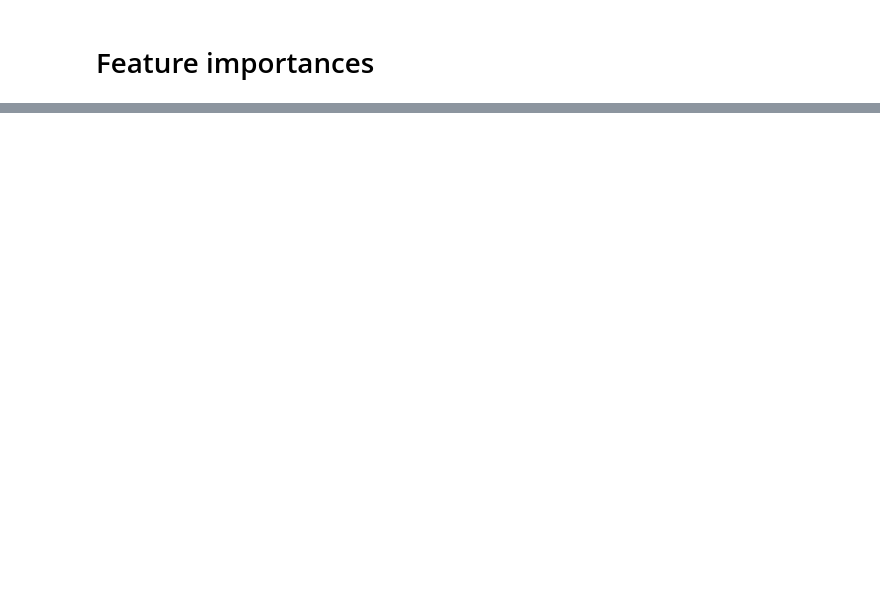
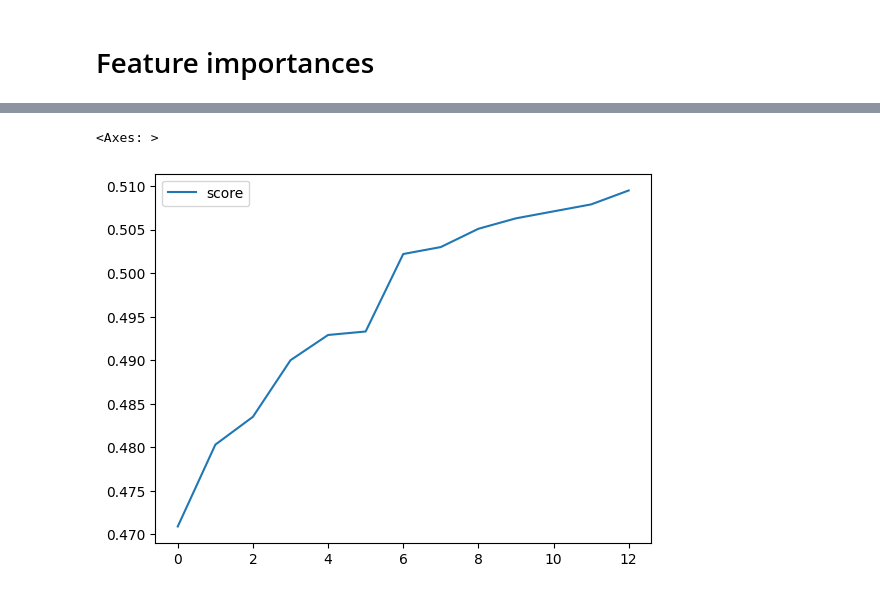
Before and after one commit to OncleBobby/ens, a Jupyter notebook: qrt/notebooks/features.ipynb, the cells around one changed output, grey strips where cells are left out. Saved outputs shown, nothing was run; the diff lists cells and outputs as text; code cells hidden in the pictures; blank space fills up the shorter version.

```diff
--- a/qrt/notebooks/features.ipynb
+++ b/qrt/notebooks/features.ipynb
@@ -120,12 +121,7 @@ df[['score']].plot.line()
 # %%
 name = 'ada_boost'
 features=None
-# features=['TEAM_GAME_WON_season_sum', 'TEAM_SHOTS_ON_TARGET_season_average', 'TEAM_GAME_WON_season_average', 'TEAM_BALL_POSSESSION_season_average', 'TEAM_DANGEROUS_ATTACKS_season_sum', 'TEAM_SHOTS_TOTAL_season_average', 'TEAM_DANGEROUS_ATTACKS_season_average', 'TEAM_GOALS_season_average', 'TEAM_SHOTS_INSIDEBOX_season_average', 'TEAM_DANGEROUS_ATTACKS_season_std', 'TEAM_CORNERS_season_sum', 'TEAM_CORNERS_season_std', 'TEAM_SAVES_season_average', 'TEAM_BALL_SAFE_5_last_match_std', 'TEAM_GOALS_season_std', 'TEAM_FOULS_season_std', 'TEAM_SHOTS_OFF_TARGET_5_last_match_std', 'TEAM_BALL_POSSESSION_season_std', 'TEAM_BALL_SAFE_5_last_match_sum', 'TEAM_OFFSIDES_season_std', 'TEAM_BALL_SAFE_5_last_match_average', 'TEAM_SUBSTITUTIONS_season_average', 'TEAM_YELLOWCARDS_5_last_match_average', 'TEAM_OFFSIDES_season_average', 'TEAM_SAVES_5_last_match_average', 'TEAM_SUBSTITUTIONS_5_last_match_std', 'TEAM_SHOTS_OUTSIDEBOX_season_std', 'TEAM_YELLOWCARDS_5_last_match_sum', 'TEAM_SHOTS_INSIDEBOX_5_last_match_sum', 'TEAM_SUCCESSFUL_PASSES_PERCENTAGE_season_std', 'TEAM_SHOTS_OUTSIDEBOX_season_average', 'TEAM_PASSES_5_last_match_std', 'TEAM_SUBSTITUTIONS_5_last_match_average', 'TEAM_INJURIES_5_last_match_std', 'TEAM_SUCCESSFUL_PASSES_season_average', 'TEAM_PASSES_season_average', 'TEAM_PASSES_5_last_match_sum', 'TEAM_REDCARDS_5_last_match_std']
-# features=['TEAM_GAME_WON_season_sum', 'TEAM_SHOTS_ON_TARGET_season_average', 'TEAM_GAME_WON_season_average', 'TEAM_BALL_POSSESSION_season_average', 'TEAM_DANGEROUS_ATTACKS_season_sum', 'TEAM_DANGEROUS_ATTACKS_season_average', 'TEAM_CORNERS_season_sum', 'TEAM_FOULS_season_std', 'TEAM_BALL_POSSESSION_season_std', 'TEAM_BALL_SAFE_5_last_match_sum', 'TEAM_BALL_SAFE_5_last_match_average', 'TEAM_YELLOWCARDS_5_last_match_average', 'TEAM_SAVES_5_last_match_average', 'TEAM_SUBSTITUTIONS_5_last_match_std', 'TEAM_SHOTS_OUTSIDEBOX_season_std', 'TEAM_SHOTS_INSIDEBOX_5_last_match_sum', 'TEAM_SUCCESSFUL_PASSES_PERCENTAGE_season_std', 'TEAM_PASSES_5_last_match_std', 'TEAM_SUCCESSFUL_PASSES_season_average']
-# features=['TEAM_GAME_WON_season_sum', 'TEAM_SHOTS_ON_TARGET_season_average', 'TEAM_GAME_WON_season_average', 'TEAM_BALL_POSSESSION_season_average', 'TEAM_DANGEROUS_ATTACKS_season_sum', 'TEAM_DANGEROUS_ATTACKS_season_average', 'TEAM_BALL_POSSESSION_season_std', 'TEAM_BALL_SAFE_5_last_match_sum', 'TEAM_BALL_SAFE_5_last_match_average', 'TEAM_SHOTS_OUTSIDEBOX_season_std', 'TEAM_SHOTS_INSIDEBOX_5_last_match_sum', 'TEAM_PASSES_5_last_match_std']
-# features=['TEAM_GAME_WON_season_sum', 'TEAM_SHOTS_ON_TARGET_season_average', 'TEAM_GAME_WON_season_average', 'TEAM_BALL_POSSESSION_season_average', 'TEAM_DANGEROUS_ATTACKS_season_sum', 'TEAM_DANGEROUS_ATTACKS_season_average', 'TEAM_BALL_SAFE_5_last_match_sum', 'TEAM_SHOTS_INSIDEBOX_5_last_match_sum']
-# features=['TEAM_GAME_WON_season_sum', 'TEAM_SHOTS_ON_TARGET_season_average', 'TEAM_GAME_WON_season_average', 'TEAM_BALL_POSSESSION_season_average', 'TEAM_DANGEROUS_ATTACKS_season_sum', 'TEAM_DANGEROUS_ATTACKS_season_average']
-# features=['TEAM_GAME_WON_season_sum', 'TEAM_SHOTS_TOTAL_season_average', 'TEAM_PASSES_season_average', 'TEAM_GAME_DRAW_season_average', 'TEAM_GOALS_5_last_match_average', 'TEAM_CORNERS_5_last_match_average', 'TEAM_SUCCESSFUL_PASSES_season_sum', 'TEAM_BALL_SAFE_season_std', 'TEAM_YELLOWCARDS_season_std', 'TEAM_SHOTS_OFF_TARGET_season_sum', 'TEAM_BALL_SAFE_5_last_match_std', 'TEAM_DANGEROUS_ATTACKS_season_sum', 'TEAM_REDCARDS_season_sum']
-# features=['TEAM_GAME_WON_season_sum', 'TEAM_SHOTS_TOTAL_season_average', 'TEAM_PASSES_season_average', 'TEAM_GAME_DRAW_season_average', 'TEAM_GOALS_5_last_match_average', 'TEAM_CORNERS_5_last_match_average', 'TEAM_SUCCESSFUL_PASSES_season_sum', 'TEAM_BALL_SAFE_season_std', 'TEAM_YELLOWCARDS_season_std', 'TEAM_SHOTS_OFF_TARGET_season_sum', 'TEAM_BALL_SAFE_5_last_match_std', 'TEAM_DANGEROUS_ATTACKS_season_sum', 'TEAM_REDCARDS_season_sum']
+features=['TEAM_GAME_WON_season_sum', 'TEAM_GAME_LOST_season_sum', 'TEAM_GAME_WON_season_average', 'TEAM_BALL_POSSESSION_season_average', 'TEAM_GOALS_season_average', 'TEAM_SHOTS_INSIDEBOX_5_last_match_sum', 'TEAM_SHOTS_INSIDEBOX_season_average', 'TEAM_SHOTS_ON_TARGET_5_last_match_average', 'TEAM_SAVES_season_sum', 'TEAM_GOALS_5_last_match_std', 'TEAM_SAVES_5_last_match_std', 'TEAM_SUCCESSFUL_PASSES_5_last_match_std', 'TEAM_OFFSIDES_5_last_match_average', 'TEAM_SUBSTITUTIONS_5_last_match_average']
 df = test_features(name, features=features)
 df[['score']].plot.line()
+# %% [output]
@@ -132,3 +129,5 @@ df[['score']].plot.line()
+<Axes: >
+[figure, added]
 # %%
 name = 'xgb_gblinear'
 features=None
```
Also changed, not shown: parts of 16 cells of this notebook, 2 other files.
